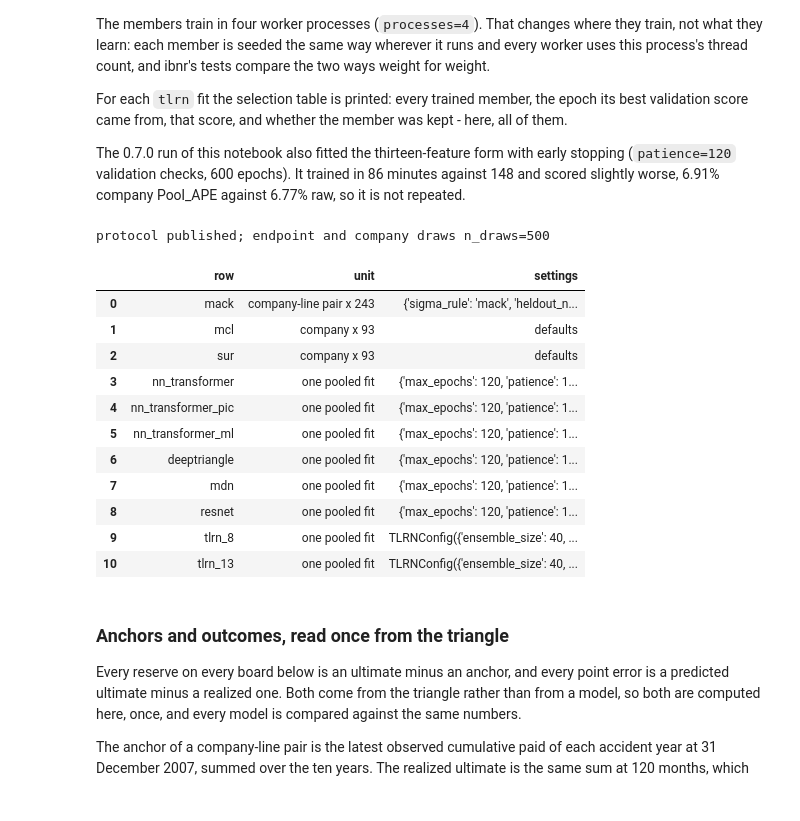
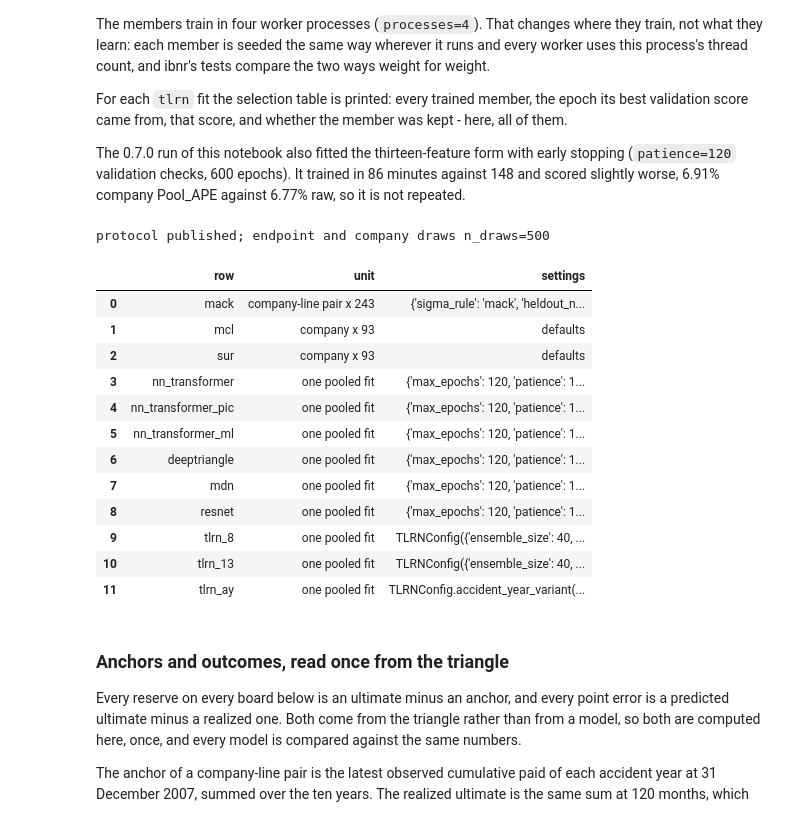
Before and after one commit to EKtheSage/ibnr, a Jupyter notebook: analysis/04_nn_architectures_vs_classical.ipynb, the cells around one changed output. Cells and saved outputs as stored; diff of their text form; code cells hidden in the pictures.

```diff
--- a/analysis/04_nn_architectures_vs_classical.ipynb
+++ b/analysis/04_nn_architectures_vs_classical.ipynb
@@ -1090,6 +1090,19 @@ BUDGETS = {
         ),
     },
 }
+# The accident-year variant of the companion study (TLRNConfig.accident_year_variant): the
+# premium loss ratio head, attention across lines, lags and accident years over whole
+# companies, each member blended with mcl, twenty members averaged, and the predictive
+# spread calibrated from the whole method retrained at valuation dates 6, 7 and 8. The
+# published budget is the study's own: twenty members of 3000 epochs at each of four
+# valuation dates. Its members train one torch thread each, as many processes as cores.
+AY_BUDGET = (
+    {}
+    if PROTOCOL == "published"
+    else dict(ensemble_size=4, max_epochs=30, min_epochs=0, n_draws=500)
+)
+AY_PROCESSES = 8
+AY_THREADS = 1
 NN_BUDGET = BUDGETS[PROTOCOL]["nn"]
 TLRN_BUDGET = BUDGETS[PROTOCOL]["tlrn"]
 # the study's run size: its protocol trains ten members and keeps the best two, and the
@@ -1122,33 +1135,45 @@ _rows += [
         "nn_transformer_ml",
         "deeptriangle",
         "mdn",
         "resnet",
     ]
 ]
 _rows += [
     {
         "row": row,
         "unit": "one pooled fit",
         "settings": f"TLRNConfig({TLRN_BUDGET}), processes={TLRN_PROCESSES}",
     }
     for row in ("tlrn_8", "tlrn_13")
 ]
+_rows += [
+    {
+        "row": "tlrn_ay",
+        "unit": "one pooled fit",
+        "settings": (
+            "TLRNConfig.accident_year_variant("
+            + ", ".join(f"{k}={v!r}" for k, v in AY_BUDGET.items())
+            + f"), processes={AY_PROCESSES} x {AY_THREADS} torch thread"
+        ),
+    }
+]
 print(f"protocol {PROTOCOL}; endpoint and company draws n_draws={N_DRAWS_ENDPOINT}")
 display(pd.DataFrame(_rows))
 # %% [output]
 protocol published; endpoint and company draws n_draws=500
 |  | row | unit | settings |
 | 0 | mack | company-line pair x 243 | {'sigma_rule': 'mack', 'heldout_n... |
 | 1 | mcl | company x 93 | defaults |
 | 2 | sur | company x 93 | defaults |
 | 3 | nn_transformer | one pooled fit | {'max_epochs': 120, 'patience': 1... |
 | 4 | nn_transformer_pic | one pooled fit | {'max_epochs': 120, 'patience': 1... |
 | 5 | nn_transformer_ml | one pooled fit | {'max_epochs': 120, 'patience': 1... |
 | 6 | deeptriangle | one pooled fit | {'max_epochs': 120, 'patience': 1... |
 | 7 | mdn | one pooled fit | {'max_epochs': 120, 'patience': 1... |
 | 8 | resnet | one pooled fit | {'max_epochs': 120, 'patience': 1... |
 | 9 | tlrn_8 | one pooled fit | TLRNConfig({'ensemble_size': 40, ... |
 | 10 | tlrn_13 | one pooled fit | TLRNConfig({'ensemble_size': 40, ... |
+| 11 | tlrn_ay | one pooled fit | TLRNConfig.accident_year_variant(... |
 # %% [markdown]
 ### Anchors and outcomes, read once from the triangle
 
```
Also changed, not shown: parts of 24 cells of this notebook, 6 other files.
